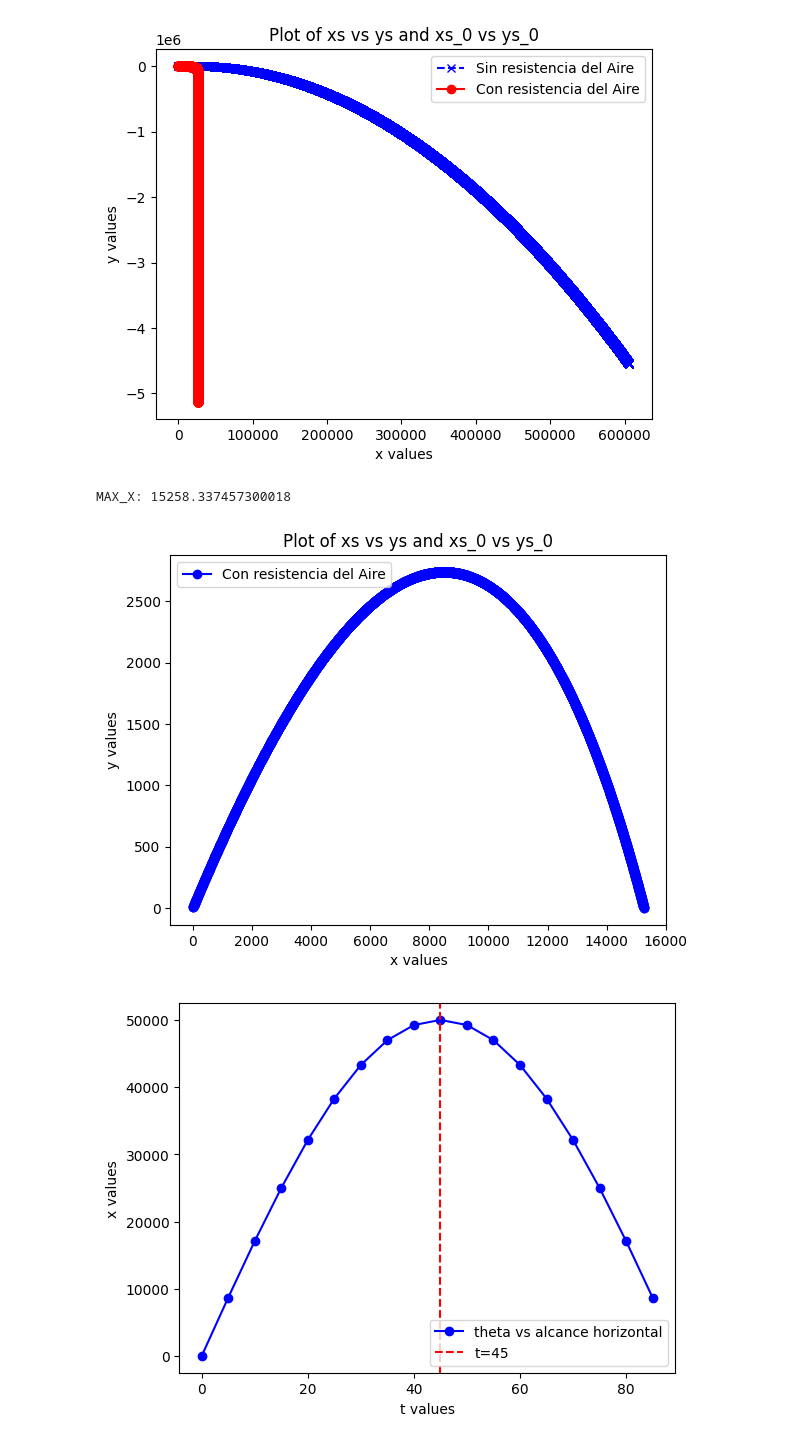
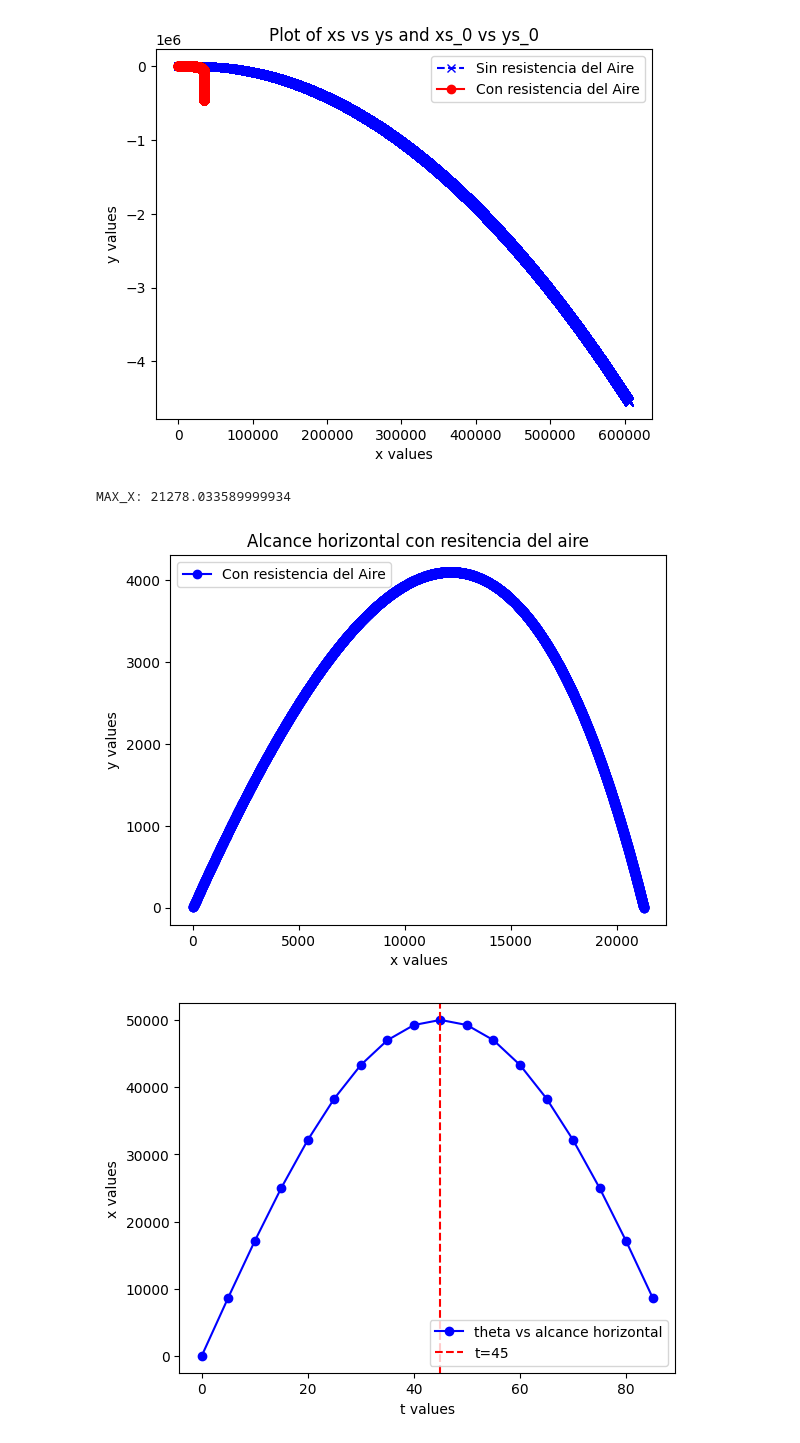
Before and after one commit to BrianDL/fisica_computacional, a Jupyter notebook: euler.ipynb, the cells around one changed output. Drawn from its saved outputs; the diff is of its cells as text; code cells hidden in the pictures.

```diff
--- a/euler.ipynb
+++ b/euler.ipynb
@@ -37,7 +37,7 @@ def proyectil(
     current_v = v(v_x,v_y)
 
     v_x = round(v_x -(b2_m) * v_x * current_v * delta_t, 5)
-    v_y = round(v_y -(b2_m) * v_x * current_v * delta_t -g*delta_t, 5)
+    v_y = round(v_y -(b2_m) * v_y * current_v * delta_t -g*delta_t, 5)
 
     x = x +v_x*delta_t
     y = y +v_y*delta_t
@@ -84,28 +84,28 @@ plt.legend()
 
 plt.show()
 # %% [output]
-[figure, old version]
+[figure, new version]
 # %%
 ### para encontrar el alcance horizontal, pasamos una función que le
 ### indique a la simulación que se detenga al encontrar y <= 0
 
 (xs, ys, _, _) = proyectil(stop_fn= es_x_maximo)
 
 print('MAX_X:', xs[-1])
 
 plt.plot(xs, ys, marker='o', linestyle='-', color='b', label='Con resistencia del Aire')
 
 
-plt.title('Plot of xs vs ys and xs_0 vs ys_0')
+plt.title('Alcance horizontal con resitencia del aire')
 plt.xlabel('x values')
 plt.ylabel('y values')
 
 plt.legend()
 
 plt.show()
 # %% [output]
-MAX_X: 15258.337457300018
+MAX_X: 21278.033589999934
-[figure, old version]
+[figure, new version]
 # %%
 ### Usamos la misma estrategia para comparar varios
 ### ángulos y el alcance horizontal que tienen
```
Also changed, not shown: parts of 2 cells of this notebook.
